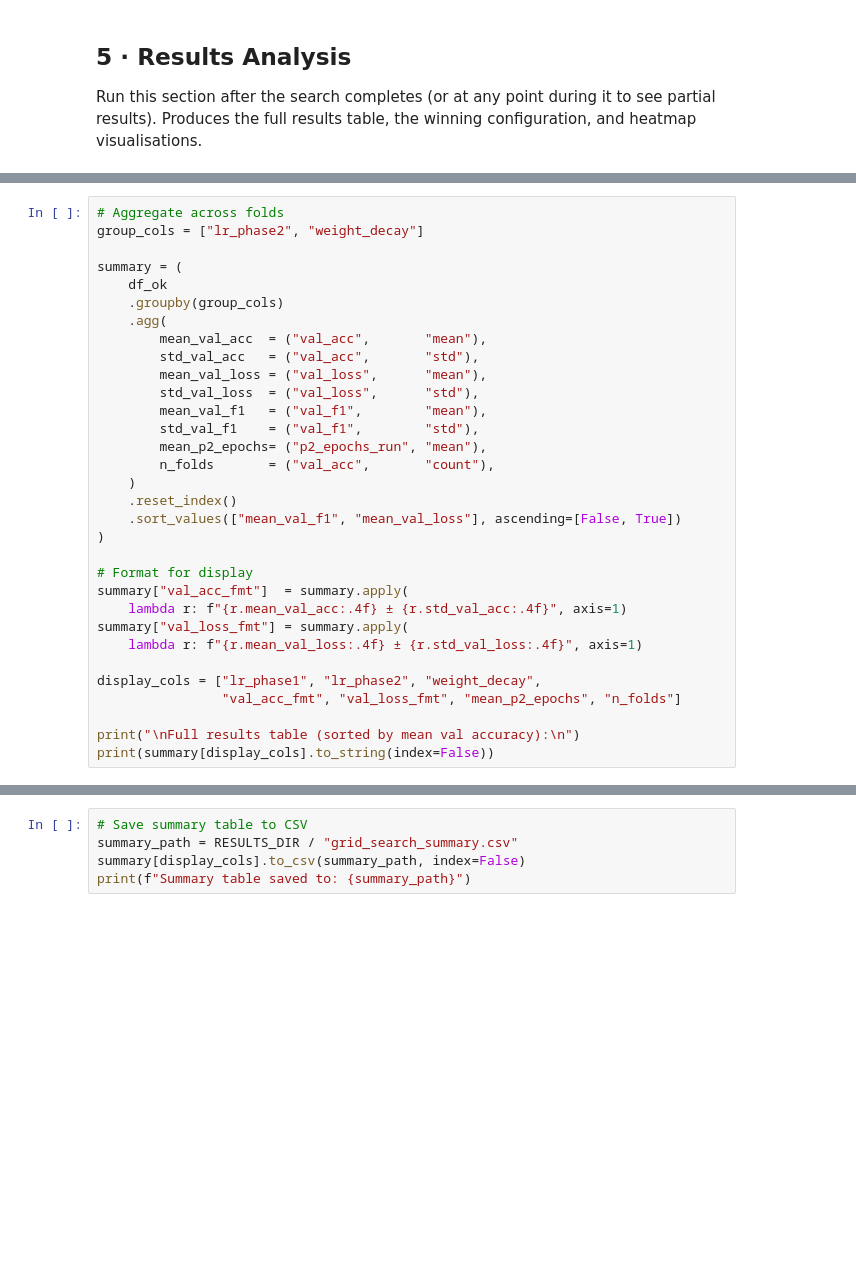
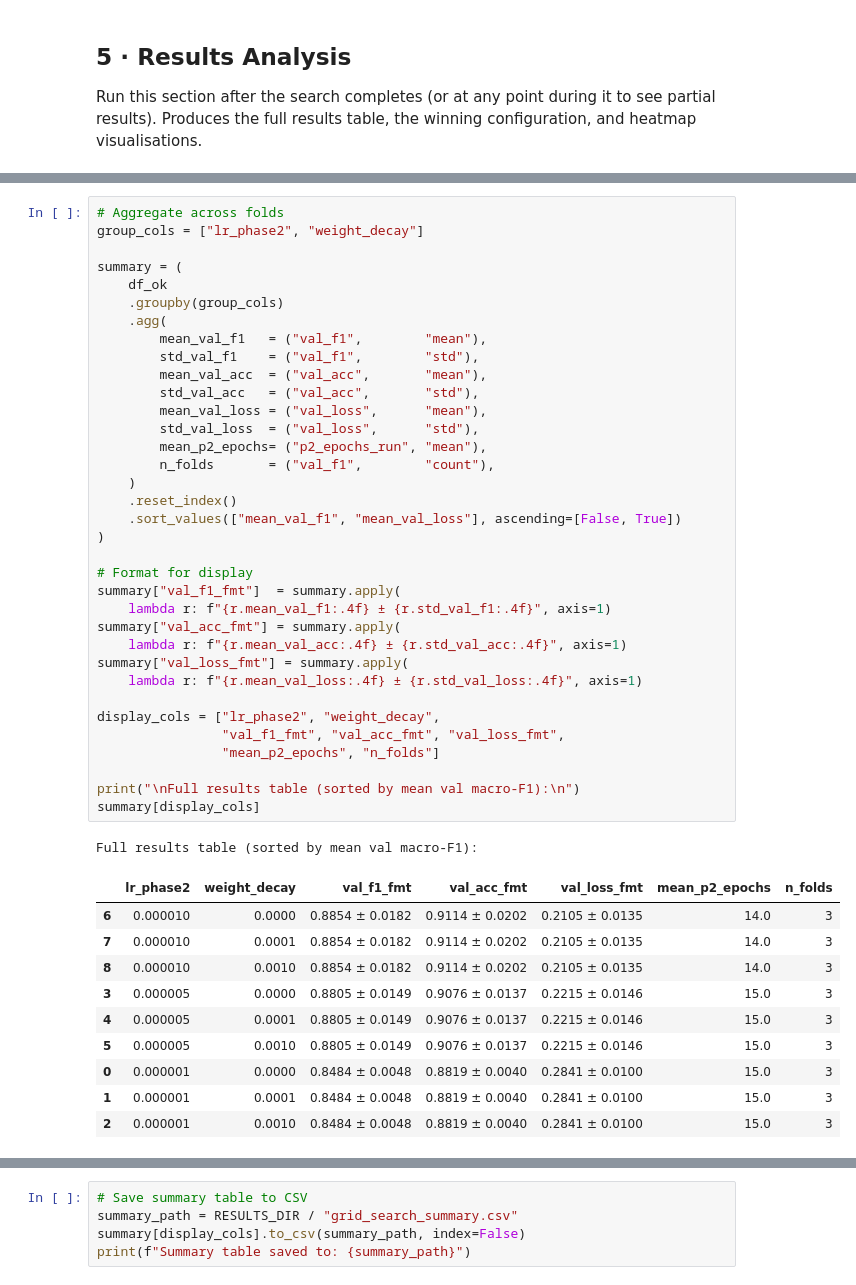
Before and after one commit to Mark-McNaught/ms-machine-learning-diagnosis, a Jupyter notebook: src/notebooks/CNNS/grid-search.ipynb, the cells around one changed output, grey strips where cells are left out. Drawn from its saved outputs; the diff is of its cells as text; blank space fills up the shorter version.

Commit message:
Inital grid search and results

```diff
--- a/src/notebooks/CNNS/grid-search.ipynb
+++ b/src/notebooks/CNNS/grid-search.ipynb
@@ -306,35 +354,50 @@ if len(df_fail) > 0:
 # %%
 # Aggregate across folds
 group_cols = ["lr_phase2", "weight_decay"]
 
 summary = (
     df_ok
     .groupby(group_cols)
     .agg(
+        mean_val_f1   = ("val_f1",        "mean"),
+        std_val_f1    = ("val_f1",        "std"),
         mean_val_acc  = ("val_acc",       "mean"),
         std_val_acc   = ("val_acc",       "std"),
         mean_val_loss = ("val_loss",      "mean"),
         std_val_loss  = ("val_loss",      "std"),
-        mean_val_f1   = ("val_f1",        "mean"),
-        std_val_f1    = ("val_f1",        "std"),
         mean_p2_epochs= ("p2_epochs_run", "mean"),
-        n_folds       = ("val_acc",       "count"),
+        n_folds       = ("val_f1",        "count"),
     )
     .reset_index()
     .sort_values(["mean_val_f1", "mean_val_loss"], ascending=[False, True])
 )
 
 # Format for display
-summary["val_acc_fmt"]  = summary.apply(
+summary["val_f1_fmt"]  = summary.apply(
+    lambda r: f"{r.mean_val_f1:.4f} ± {r.std_val_f1:.4f}", axis=1)
+summary["val_acc_fmt"] = summary.apply(
     lambda r: f"{r.mean_val_acc:.4f} ± {r.std_val_acc:.4f}", axis=1)
 summary["val_loss_fmt"] = summary.apply(
     lambda r: f"{r.mean_val_loss:.4f} ± {r.std_val_loss:.4f}", axis=1)
 
-display_cols = ["lr_phase1", "lr_phase2", "weight_decay",
-                "val_acc_fmt", "val_loss_fmt", "mean_p2_epochs", "n_folds"]
+display_cols = ["lr_phase2", "weight_decay",
+                "val_f1_fmt", "val_acc_fmt", "val_loss_fmt",
+                "mean_p2_epochs", "n_folds"]
 
-print("\nFull results table (sorted by mean val accuracy):\n")
-print(summary[display_cols].to_string(index=False))
+print("\nFull results table (sorted by mean val macro-F1):\n")
+summary[display_cols]
+# %% [output]
+Full results table (sorted by mean val macro-F1):
+|  | lr_phase2 | weight_decay | val_f1_fmt | val_acc_fmt | val_loss_fmt | mean_p2_epochs | n_folds |
+| 6 | 0.000010 | 0.0000 | 0.8854 ± 0.0182 | 0.9114 ± 0.0202 | 0.2105 ± 0.0135 | 14.0 | 3 |
+| 7 | 0.000010 | 0.0001 | 0.8854 ± 0.0182 | 0.9114 ± 0.0202 | 0.2105 ± 0.0135 | 14.0 | 3 |
+| 8 | 0.000010 | 0.0010 | 0.8854 ± 0.0182 | 0.9114 ± 0.0202 | 0.2105 ± 0.0135 | 14.0 | 3 |
+| 3 | 0.000005 | 0.0000 | 0.8805 ± 0.0149 | 0.9076 ± 0.0137 | 0.2215 ± 0.0146 | 15.0 | 3 |
+| 4 | 0.000005 | 0.0001 | 0.8805 ± 0.0149 | 0.9076 ± 0.0137 | 0.2215 ± 0.0146 | 15.0 | 3 |
+| 5 | 0.000005 | 0.0010 | 0.8805 ± 0.0149 | 0.9076 ± 0.0137 | 0.2215 ± 0.0146 | 15.0 | 3 |
+| 0 | 0.000001 | 0.0000 | 0.8484 ± 0.0048 | 0.8819 ± 0.0040 | 0.2841 ± 0.0100 | 15.0 | 3 |
+| 1 | 0.000001 | 0.0001 | 0.8484 ± 0.0048 | 0.8819 ± 0.0040 | 0.2841 ± 0.0100 | 15.0 | 3 |
+| 2 | 0.000001 | 0.0010 | 0.8484 ± 0.0048 | 0.8819 ± 0.0040 | 0.2841 ± 0.0100 | 15.0 | 3 |
 # %%
 # Winning configuration
 # Selection criterion:
```
Also changed, not shown: parts of 7 cells of this notebook, 1 other file.
